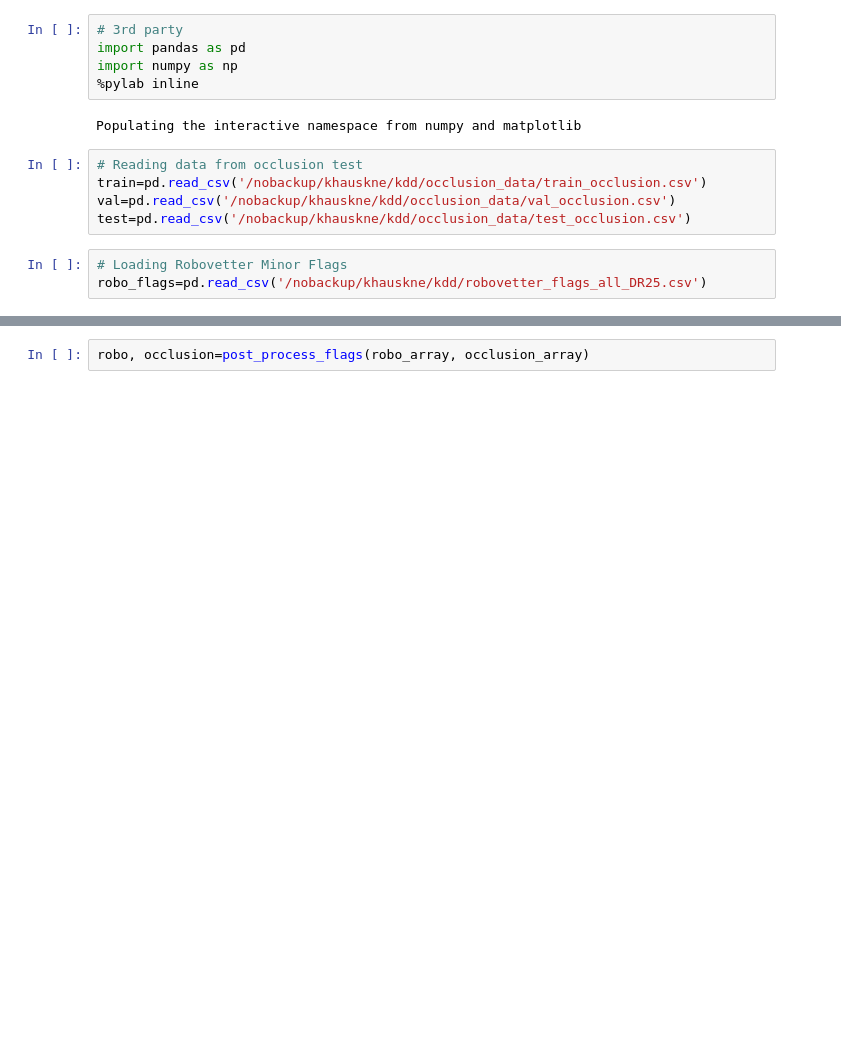
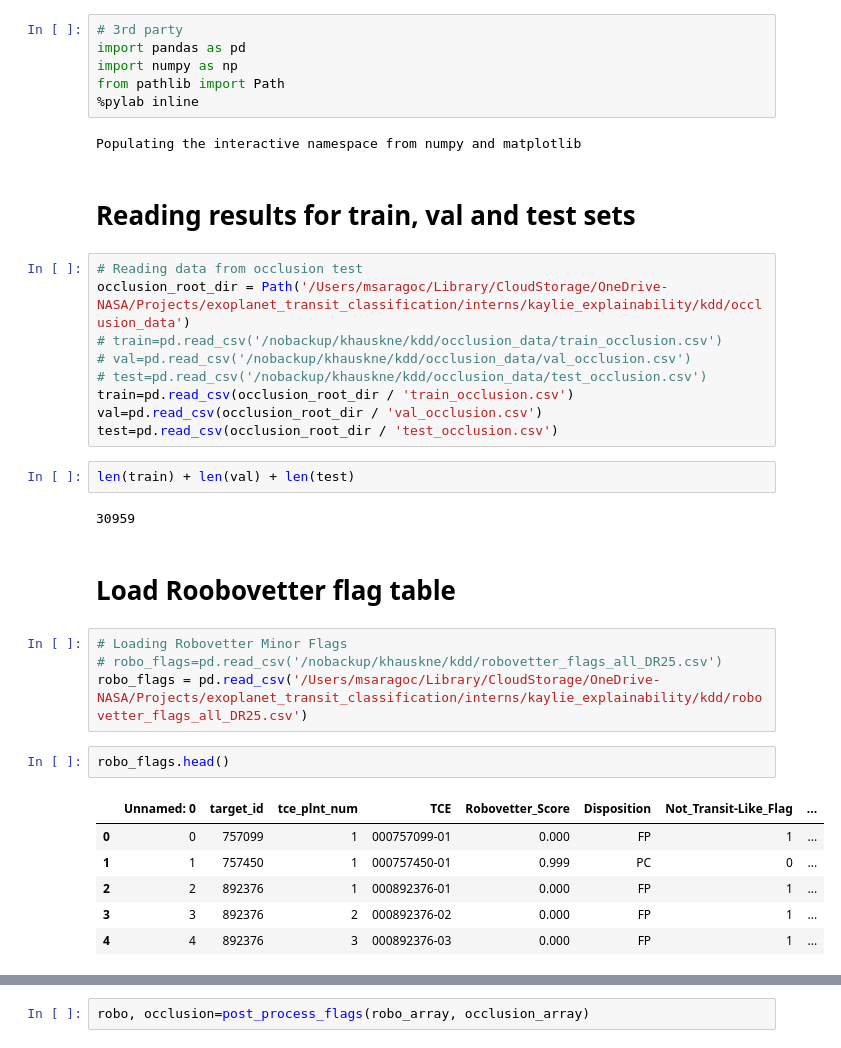
Before and after one commit to nasa/ExoMiner, a Jupyter notebook: explainability/post_processing/occlusion_analysis.ipynb, the cells around one changed output, grey strips where cells are left out. Cells and saved outputs as stored; diff of their text form; blank space fills up the shorter version.

```diff
--- a/explainability/post_processing/Occlusion Precision.ipynb
+++ b/explainability/post_processing/occlusion_analysis.ipynb
@@ -2,16 +4,39 @@
 # 3rd party
 import pandas as pd
 import numpy as np
+from pathlib import Path
 %pylab inline
 # %% [output]
 Populating the interactive namespace from numpy and matplotlib
+# %% [markdown]
+# Reading results for train, val and test sets
 # %%
 # Reading data from occlusion test
-train=pd.read_csv('/nobackup/khauskne/kdd/occlusion_data/train_occlusion.csv')
-val=pd.read_csv('/nobackup/khauskne/kdd/occlusion_data/val_occlusion.csv')
-test=pd.read_csv('/nobackup/khauskne/kdd/occlusion_data/test_occlusion.csv')
+occlusion_root_dir = Path('/Users/msaragoc/Library/CloudStorage/OneDrive-NASA/Projects/exoplanet_transit_classification/interns/kaylie_explainability/kdd/occlusion_data')
+# train=pd.read_csv('/nobackup/khauskne/kdd/occlusion_data/train_occlusion.csv')
+# val=pd.read_csv('/nobackup/khauskne/kdd/occlusion_data/val_occlusion.csv')
+# test=pd.read_csv('/nobackup/khauskne/kdd/occlusion_data/test_occlusion.csv')
+train=pd.read_csv(occlusion_root_dir / 'train_occlusion.csv')
+val=pd.read_csv(occlusion_root_dir / 'val_occlusion.csv')
+test=pd.read_csv(occlusion_root_dir / 'test_occlusion.csv')
+# %%
+len(train) + len(val) + len(test)
+# %% [output]
+30959
+# %% [markdown]
+# Load Roobovetter flag table
 # %%
 # Loading Robovetter Minor Flags
-robo_flags=pd.read_csv('/nobackup/khauskne/kdd/robovetter_flags_all_DR25.csv')
+# robo_flags=pd.read_csv('/nobackup/khauskne/kdd/robovetter_flags_all_DR25.csv')
+robo_flags = pd.read_csv('/Users/msaragoc/Library/CloudStorage/OneDrive-NASA/Projects/exoplanet_transit_classification/interns/kaylie_explainability/kdd/robovetter_flags_all_DR25.csv')
+# %%
+robo_flags.head()
+# %% [output]
+|  | Unnamed: 0 | target_id | tce_plnt_num | TCE | Robovetter_Score | Disposition | Not_Transit-Like_Flag | ... |
+| 0 | 0 | 757099 | 1 | 000757099-01 | 0.000 | FP | 1 | ... |
+| 1 | 1 | 757450 | 1 | 000757450-01 | 0.999 | PC | 0 | ... |
+| 2 | 2 | 892376 | 1 | 000892376-01 | 0.000 | FP | 1 | ... |
+| 3 | 3 | 892376 | 2 | 000892376-02 | 0.000 | FP | 1 | ... |
+| 4 | 4 | 892376 | 3 | 000892376-03 | 0.000 | FP | 1 | ... |
 # %%
 # Merging Robovetter Flags with test set occlusion results
```
Also changed, not shown: parts of 43 cells of this notebook, 34 other files.
